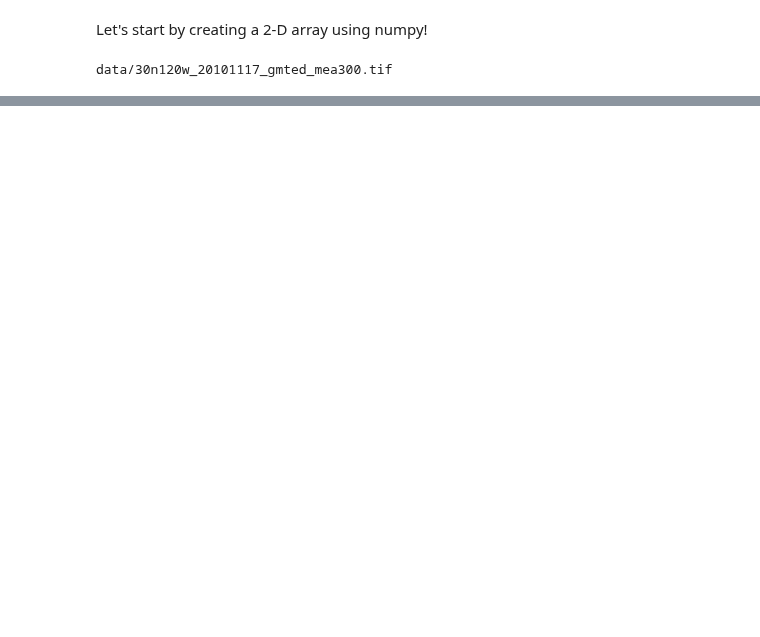
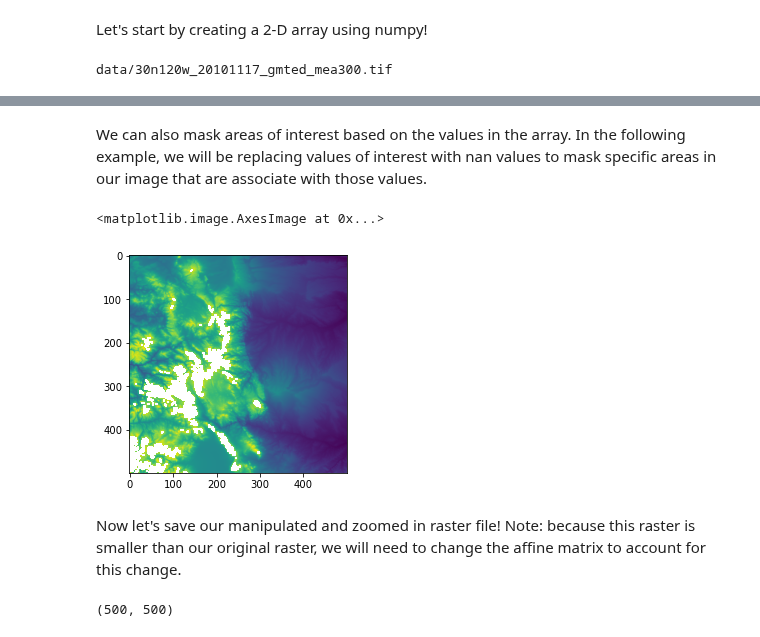
Before and after one commit to CodeToCommunicate/CoCoLessons, a Jupyter notebook: 09_RasterioIntro.ipynb, the cells around one changed output, grey strips where cells are left out. Cells and saved outputs as stored; diff of their text form; code cells hidden in the pictures; blank space fills up the shorter version.

```diff
--- a/09_RasterioIntro.ipynb
+++ b/09_RasterioIntro.ipynb
@@ -26,0 +91,35 @@ import rasterio as rio
+# %% [markdown]
+We can also mask areas of interest based on the values in the array. In the following example, we will be replacing values of interest with nan values to mask specific areas in our image that are associate with those values.
+# %%
+zoom = np.where(zoom>3500, np.nan, zoom)
+plt.imshow(zoom)
+# %% [output]
+<matplotlib.image.AxesImage at 0x...>
+[figure, added]
+# %% [markdown]
+Now let's save our manipulated and zoomed in raster file! Note: because this raster is smaller than our original raster, we will need to change the affine matrix to account for this change.
+# %%
+from rasterio.transform import Affine
+print(zoom.shape)
+x = np.linspace(0,499,500)
+y = np.linspace(0,499,500)
+
+
+res = (x[-1] - x[0]) / 240.0
+transform = Affine.translation(x[0] - res / 2, y[0] - res / 2) * Affine.scale(res, res)
+
+
+with rio.open(
+    'data/new.tif',
+    'w',
+    driver='GTiff',
+    height=zoom.shape[0],
+    width=zoom.shape[1],
+    count=1,
+    dtype=zoom.dtype,
+    crs='EPSG:4326',
+    transform=transform,
+) as dst:
+    dst.write(zoom, 1)
+# %% [output]
+(500, 500)
```
Also changed, not shown: parts of 21 cells of this notebook, 3 other files.
